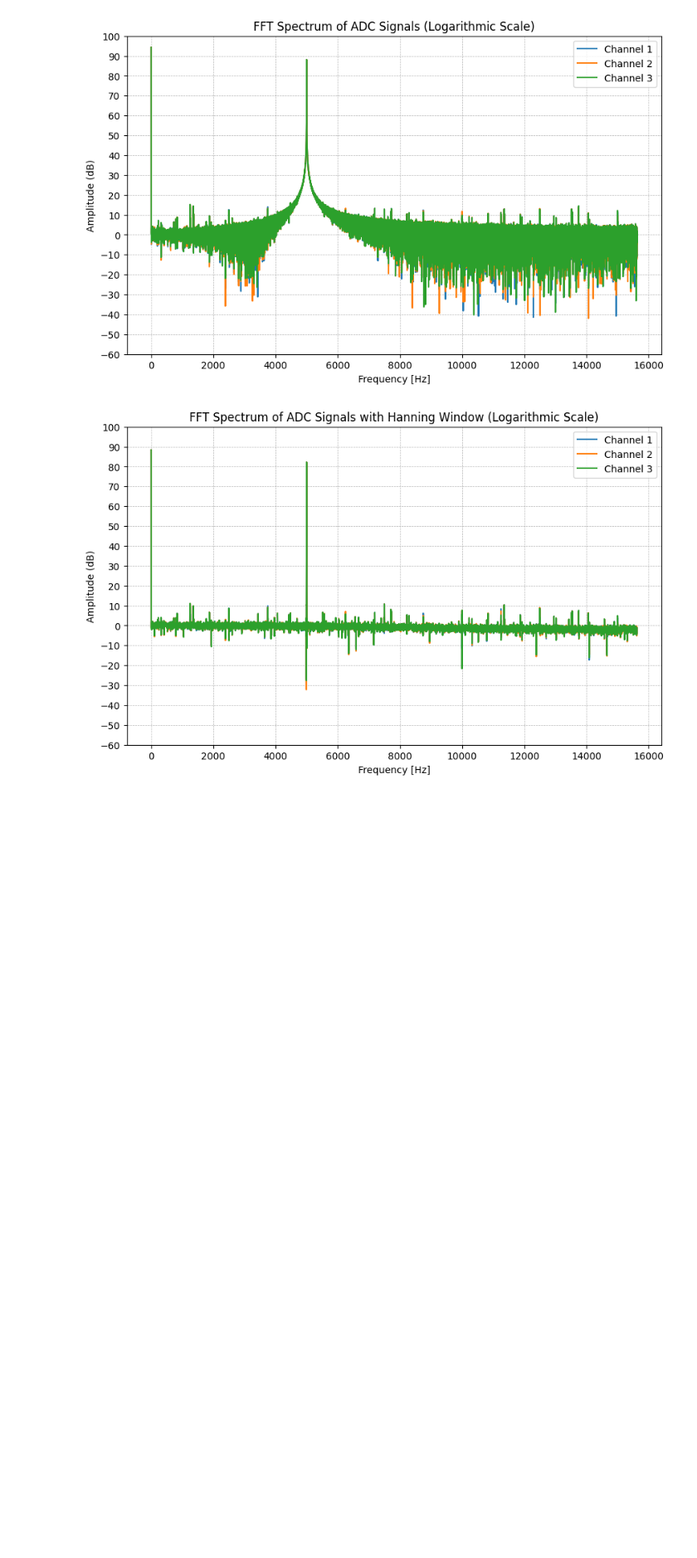
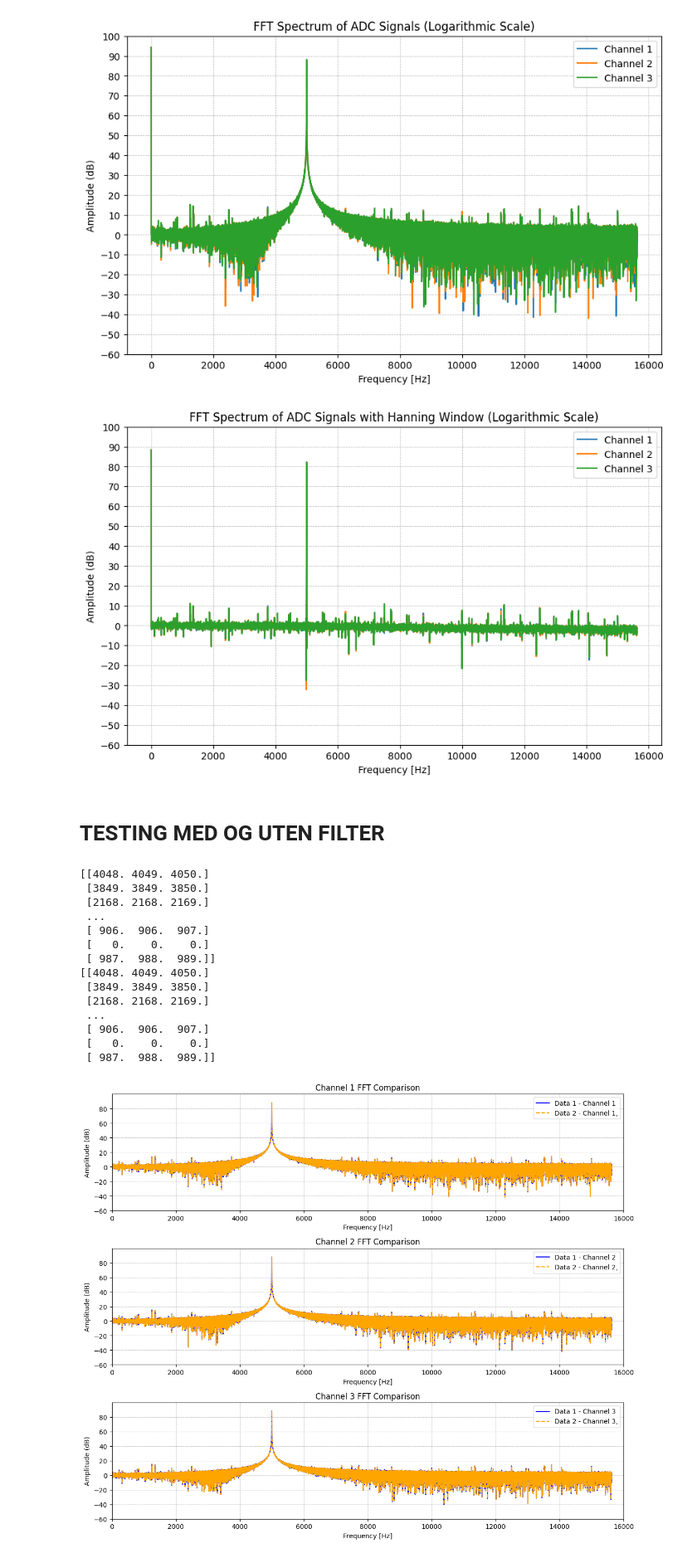
Before and after one commit to FoggyPopcorn/TTT4280---Lab, a Jupyter notebook: Lab_1–måleoppsett/PlottingAvDataFraPi.ipynb, the cells around one changed output. Shown at 83% size. Drawn from its saved outputs; the diff is of its cells as text; code cells hidden in the pictures; blank space fills up the shorter version.

Commit message:
Fikser filter plotting

```diff
--- a/Lab_1–måleoppsett/PlottingAvDataFraPi.ipynb
+++ b/Lab_1–måleoppsett/PlottingAvDataFraPi.ipynb
@@ -190,3 +192,80 @@ plt.yticks(np.arange(-60, 110, 10))  # Merk y-aksen med intervaller på 10 dB
 plt.show()
 # %% [output]
 [figure]
+# %% [markdown]
+# TESTING MED OG UTEN FILTER
+# %%
+# Beregn FFT for hvert signal
+channels = 3
+#freqIn = 50    #50 Hz
+freqIn = 1000   #1 kHz
+test = 1
+
+periodsCount = 10 #How many periods you want to display
+periodTime = 1/freqIn  #seconds
+rangePeriod = periodsCount * periodTime
+
+sample_period1, data1 = raspi_import(f'Målinger/5kHz.bin', channels)
+sample_period2, data2 = raspi_import(f'Målinger/5kHz.bin', channels)
+
+time_axis1 = np.arange(data1.shape[0]) * sample_period1
+time_axis2 = np.arange(data2.shape[0]) * sample_period2
+
+print(data1)
+print(data2)
+
+C = 3.3  # volts per count for MCP3201 with Vref = 3.3V
+
+# Opprett subplots for å sammenligne hver kanal
+fig, axs = plt.subplots(channels, 1, figsize=(12, 10))
+
+for i in range(channels):
+    # Beregn FFT for data1
+    signal1 = converter(data1[:, i])  # Konverter signalet til volt
+    fft_result1 = np.fft.fft(signal1)  # Beregn FFT
+    fft_data1 = np.abs(fft_result1)  # Ta absoluttverdien for spekteret
+
+    # Beregn FFT for data2
+    signal2 = converter(data2[:, i])  # Konverter signalet til volt
+    fft_result2 = np.fft.fft(signal2)  # Beregn FFT
+    fft_data2 = np.abs(fft_result2)  # Ta absoluttverdien for spekteret
+
+    # Frekvensaksen
+    frequencies = np.fft.fftfreq(data1.shape[0], d=sample_period1)
+
+    # Plott data for kanal i
+
+    alpha_value = 0.5
+    axs[i].plot(frequencies[:len(frequencies)//2],
+                20 * np.log10(fft_data1[:len(frequencies)//2] + 1e-10),
+                label=f'Data 1 - Channel {i+1}', color = 'blue')
+    axs[i].plot(frequencies[:len(frequencies)//2],
+                20 * np.log10(fft_data2[:len(frequencies)//2] + 1e-10),
+                linestyle='--', label=f'Data 2 - Channel {i+1},', color='orange')
+    axs[i].set_xlabel("Frequency [Hz]")
+    axs[i].set_ylabel("Amplitude (dB)")
+    axs[i].set_title(f"Channel {i+1} FFT Comparison")
+    axs[i].legend()
+    axs[i].grid(which='both', linestyle='--', linewidth=0.5)
+    axs[i].set_ylim(-60, 100)  # Sett y-aksen fra -60 dB til 100 dB
+    axs[i].set_xlim(0, 16000)  # Sett x-aksen fra 4000 Hz til 6000 Hz
+    axs[i].set_yticks(np.arange(-60, 100, 20))  # Merk y-aksen med intervaller på 10 dB
+
+plt.tight_layout()
+plt.show()
+# %% [output]
+[[4048. 4049. 4050.]
+ [3849. 3849. 3850.]
+ [2168. 2168. 2169.]
+ ...
+ [ 906.  906.  907.]
+ [   0.    0.    0.]
+ [ 987.  988.  989.]]
+[[4048. 4049. 4050.]
+ [3849. 3849. 3850.]
+ [2168. 2168. 2169.]
+ ...
+ [ 906.  906.  907.]
+ [   0.    0.    0.]
+ [ 987.  988.  989.]]
+[figure, added]
```
Also changed, not shown: parts of 2 cells of this notebook, 4 other files.
